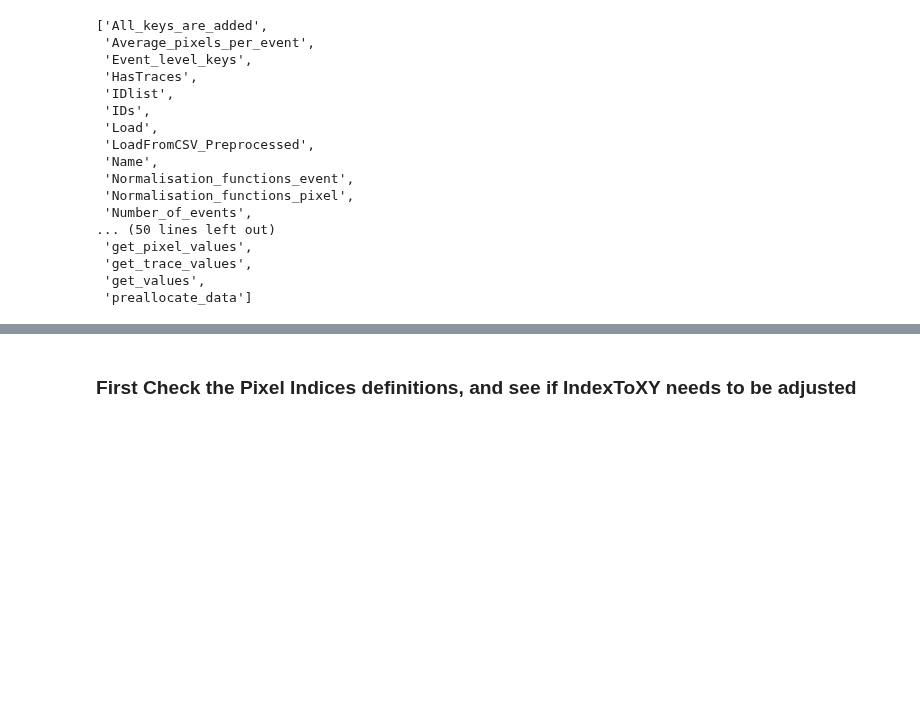
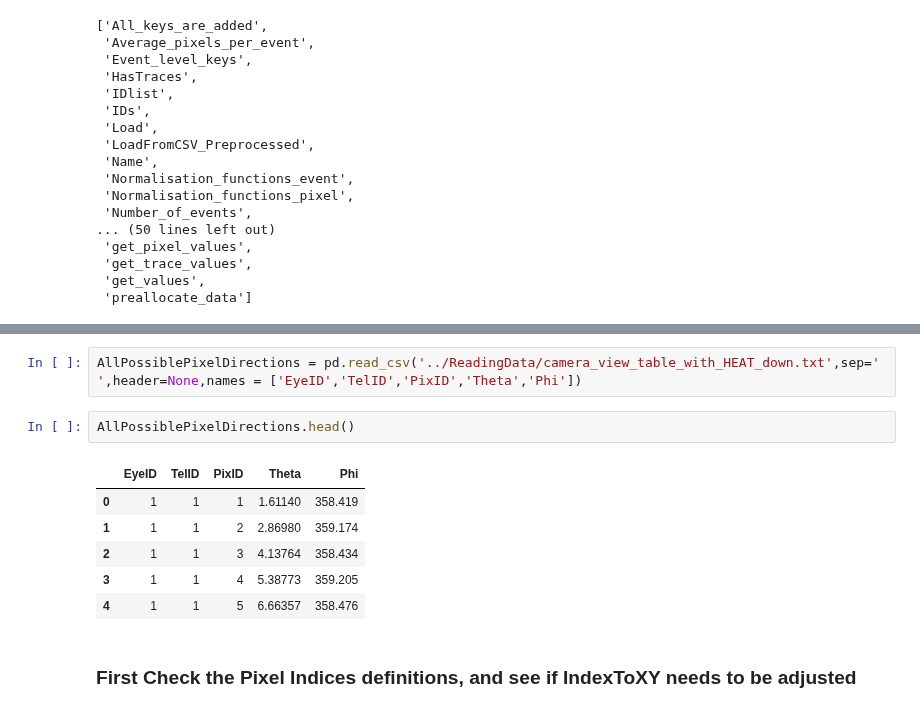
Before and after one commit to fedor-tairli/CDEProject, a Jupyter notebook: Dataset/TestingDataset_2.ipynb, the cells around one changed output, grey strips where cells are left out. Drawn from its saved outputs; the diff is of its cells as text; blank space fills up the shorter version.

```diff
--- a/Dataset/TestingDataset_2.ipynb
+++ b/Dataset/TestingDataset_2.ipynb
@@ -112,6 +115,17 @@ Event level keys:
      PulseStart
      PulseCentroid
      PulseStop
+# %%
+AllPossiblePixelDirections = pd.read_csv('../ReadingData/camera_view_table_with_HEAT_down.txt',sep=' ',header=None,names = ['EyeID','TelID','PixID','Theta','Phi'])
+# %%
+AllPossiblePixelDirections.head()
+# %% [output]
+|  | EyeID | TelID | PixID | Theta | Phi |
+| 0 | 1 | 1 | 1 | 1.61140 | 358.419 |
+| 1 | 1 | 1 | 2 | 2.86980 | 359.174 |
+| 2 | 1 | 1 | 3 | 4.13764 | 358.434 |
+| 3 | 1 | 1 | 4 | 5.38773 | 359.205 |
+| 4 | 1 | 1 | 5 | 6.66357 | 358.476 |
 # %% [markdown]
 ### First Check the Pixel Indices definitions, and see if IndexToXY needs to be adjusted
 # %%
```
Also changed, not shown: parts of 20 cells of this notebook.
